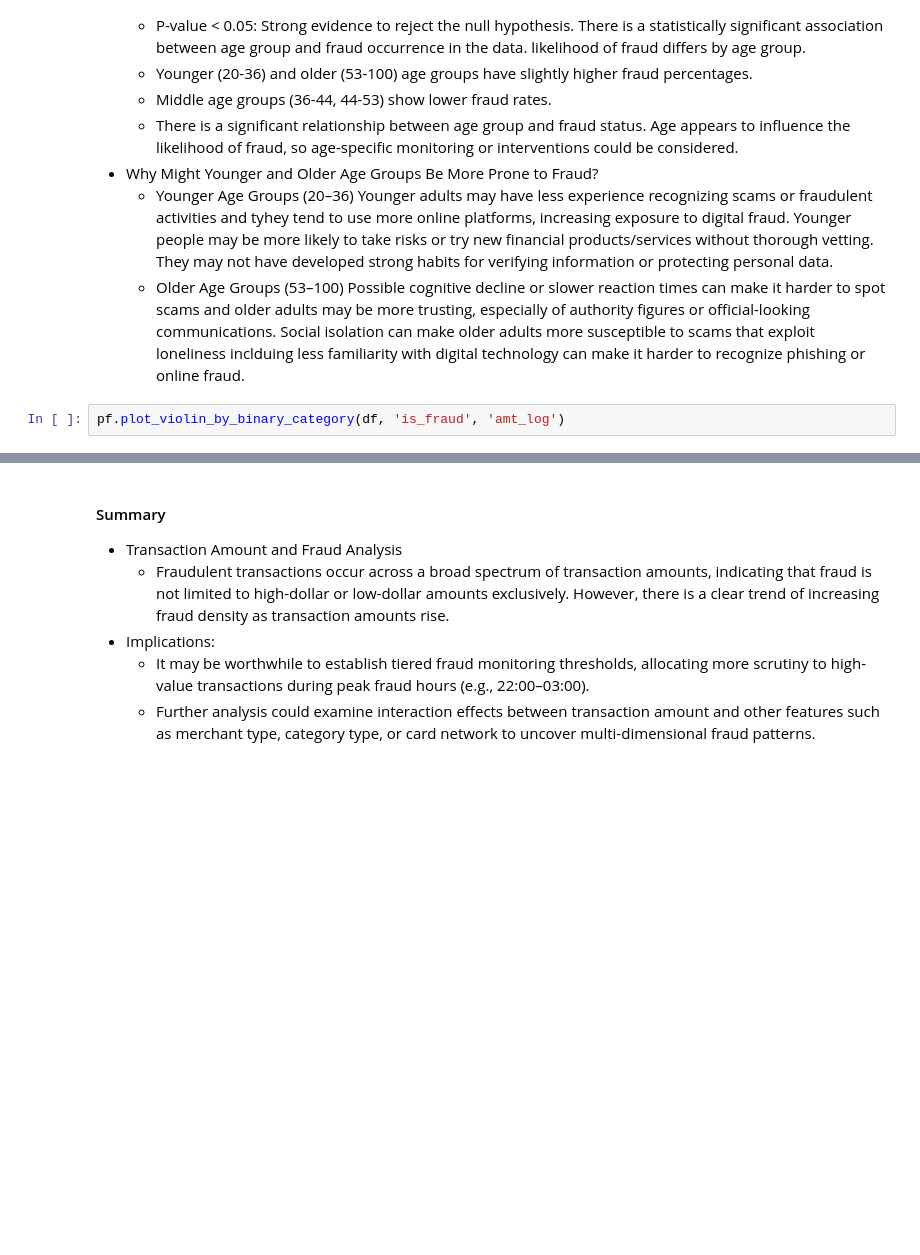
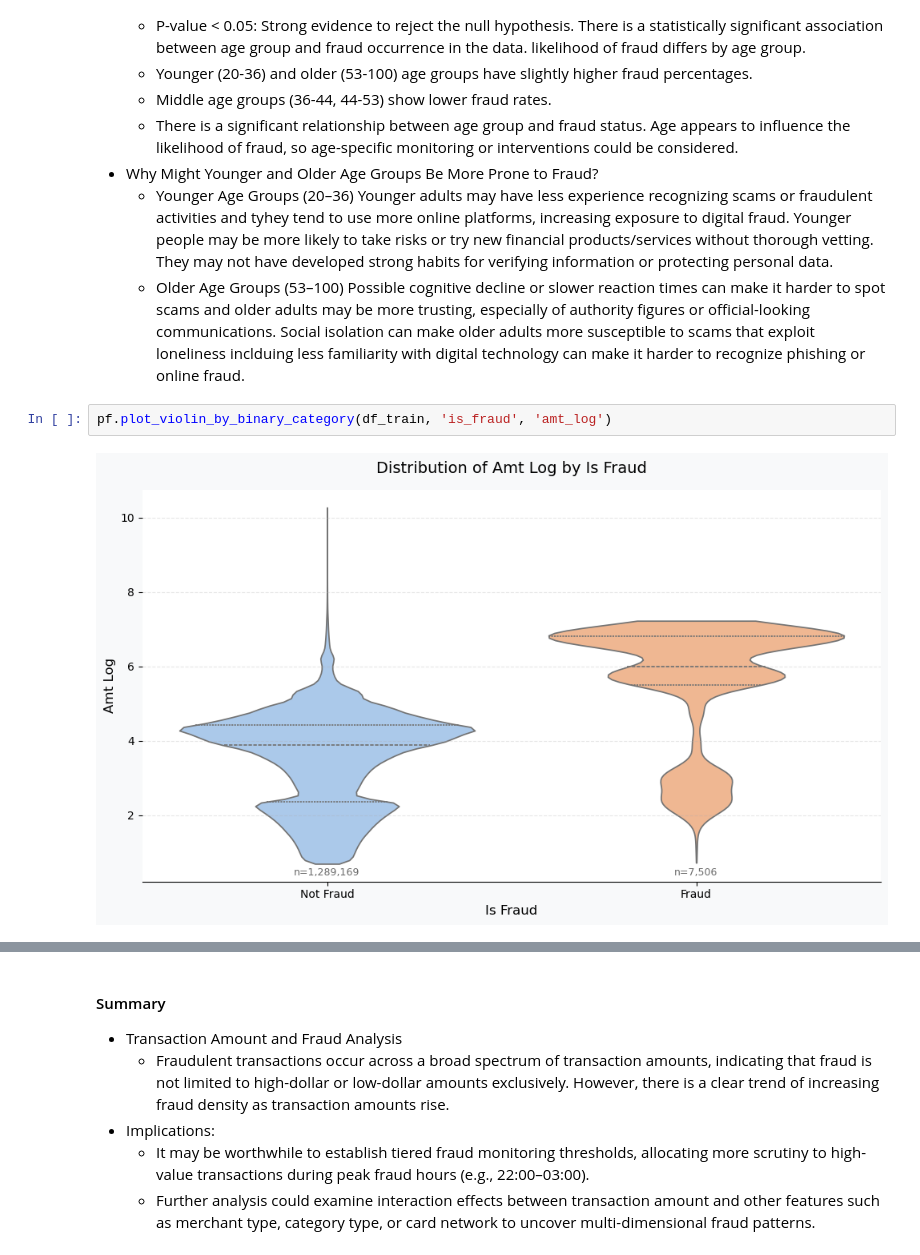
Before and after one commit to SirErikPak/CreditCardFraud, a Jupyter notebook: Notebook/Fraud.ipynb, the cells around one changed output, grey strips where cells are left out. Cells and saved outputs as stored; diff of their text form; blank space fills up the shorter version.

```diff
--- a/Notebook/Fraud.ipynb
+++ b/Notebook/Fraud.ipynb
@@ -748,5 +751,7 @@ P-value              = 0.0000
     - Younger Age Groups (20–36) Younger adults may have less experience recognizing scams or fraudulent activities and tyhey tend to use more online platforms, increasing exposure to digital fraud. Younger people may be more likely to take risks or try new financial products/services without thorough vetting. They may not have developed strong habits for verifying information or protecting personal data.
     - Older Age Groups (53–100) Possible cognitive decline or slower reaction times can make it harder to spot scams and older adults may be more trusting, especially of authority figures or official-looking communications. Social isolation can make older adults more susceptible to scams that exploit loneliness inclduing less familiarity with digital technology can make it harder to recognize phishing or online fraud.
 # %%
-pf.plot_violin_by_binary_category(df, 'is_fraud', 'amt_log')
+pf.plot_violin_by_binary_category(df_train, 'is_fraud', 'amt_log')
+# %% [output]
+[figure, added]
 # %%
```
Also changed, not shown: parts of 11 cells of this notebook, 3 other files.
